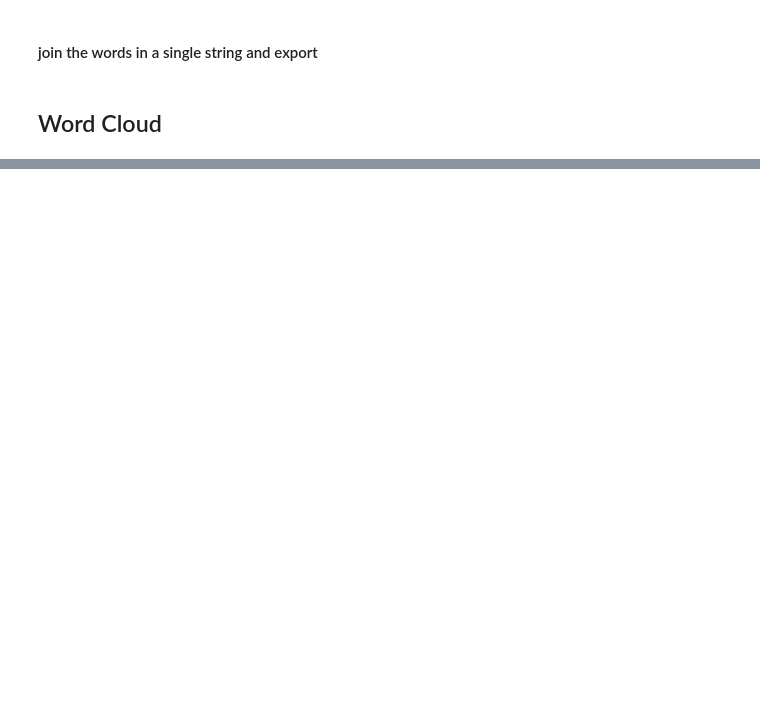
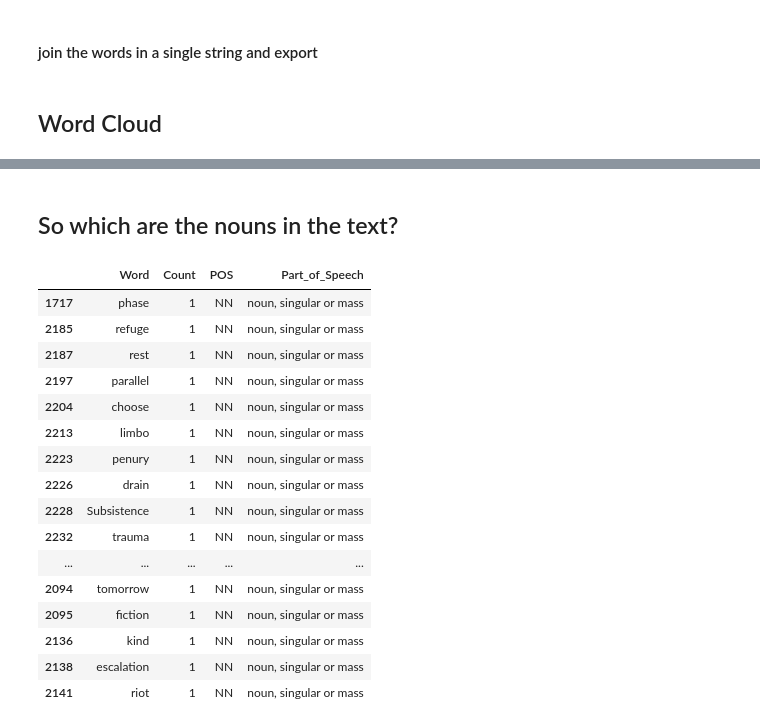
Before and after one commit to cordovez/the_guardian_vocabulary, a Jupyter notebook: guardianscraper/guardian_vocab_2.ipynb, the cells around one changed output, grey strips where cells are left out. Cells and saved outputs as stored; diff of their text form; code cells hidden in the pictures; blank space fills up the shorter version.

```diff
--- a/guardianscraper/guardian_vocab_2.ipynb
+++ b/guardianscraper/guardian_vocab_2.ipynb
@@ -333,0 +365,23 @@ plt.show()
+# %% [markdown]
+## So which are the nouns in the text?
+# %%
+noun_df = NVA_df[NVA_df['Part_of_Speech'] == 'noun, singular or mass']
+noun_df.sort_values('Count').head(50)
+# %% [output]
+|  | Word | Count | POS | Part_of_Speech |
+| 1717 | phase | 1 | NN | noun, singular or mass |
+| 2185 | refuge | 1 | NN | noun, singular or mass |
+| 2187 | rest | 1 | NN | noun, singular or mass |
+| 2197 | parallel | 1 | NN | noun, singular or mass |
+| 2204 | choose | 1 | NN | noun, singular or mass |
+| 2213 | limbo | 1 | NN | noun, singular or mass |
+| 2223 | penury | 1 | NN | noun, singular or mass |
+| 2226 | drain | 1 | NN | noun, singular or mass |
+| 2228 | Subsistence | 1 | NN | noun, singular or mass |
+| 2232 | trauma | 1 | NN | noun, singular or mass |
+| ... | ... | ... | ... | ... |
+| 2094 | tomorrow | 1 | NN | noun, singular or mass |
+| 2095 | fiction | 1 | NN | noun, singular or mass |
+| 2136 | kind | 1 | NN | noun, singular or mass |
+| 2138 | escalation | 1 | NN | noun, singular or mass |
+| 2141 | riot | 1 | NN | noun, singular or mass |
```
Also changed, not shown: parts of 15 cells of this notebook, 5 other files.
